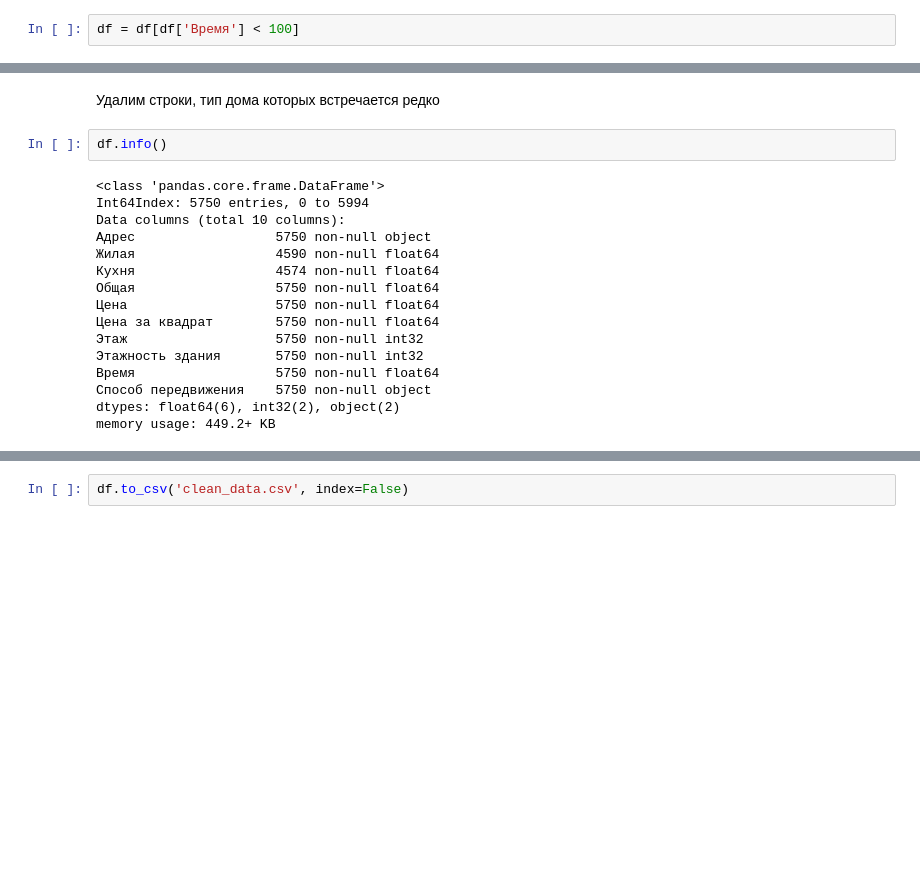
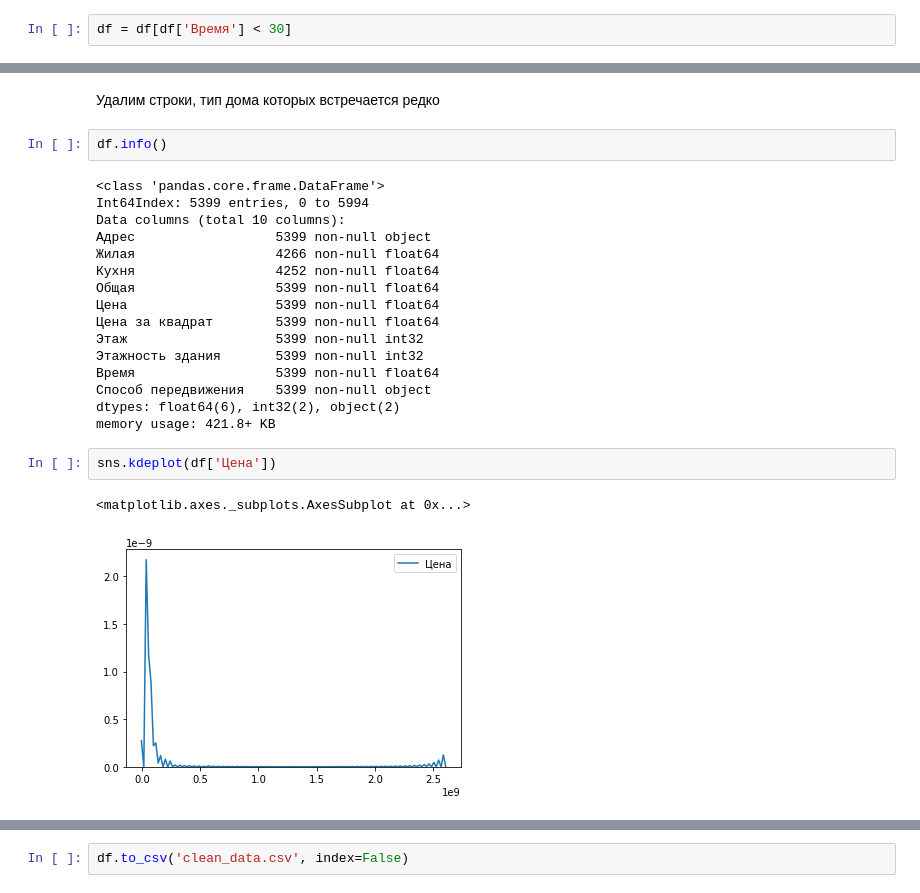
Before and after one commit to Afsent/cian-pars, a Jupyter notebook: preprocessing.ipynb, the cells around one changed output, grey strips where cells are left out. Drawn from its saved outputs; the diff is of its cells as text; blank space fills up the shorter version.

```diff
--- a/preprocessing.ipynb
+++ b/preprocessing.ipynb
@@ -147,7 +147,7 @@ sns.kdeplot(df['Время'])
 <matplotlib.axes._subplots.AxesSubplot at 0x...>
 [figure]
 # %%
-df = df[df['Время'] < 100]
+df = df[df['Время'] < 30]
 # %%
 df['Этаж'] = df['Этаж'].astype(int)
 df['Этажность здания'] = df['Этажность здания'].astype(int)
@@ -157,17 +157,22 @@ df['Этажность здания'] = df['Этажность здания'].as
 df.info()
 # %% [output]
 <class 'pandas.core.frame.DataFrame'>
-Int64Index: 5750 entries, 0 to 5994
+Int64Index: 5399 entries, 0 to 5994
 Data columns (total 10 columns):
-Адрес                  5750 non-null object
-Жилая                  4590 non-null float64
-Кухня                  4574 non-null float64
-Общая                  5750 non-null float64
-Цена                   5750 non-null float64
-Цена за квадрат        5750 non-null float64
-Этаж                   5750 non-null int32
-Этажность здания       5750 non-null int32
-Время                  5750 non-null float64
-Способ передвижения    5750 non-null object
+Адрес                  5399 non-null object
+Жилая                  4266 non-null float64
+Кухня                  4252 non-null float64
+Общая                  5399 non-null float64
+Цена                   5399 non-null float64
+Цена за квадрат        5399 non-null float64
+Этаж                   5399 non-null int32
+Этажность здания       5399 non-null int32
+Время                  5399 non-null float64
+Способ передвижения    5399 non-null object
 dtypes: float64(6), int32(2), object(2)
-memory usage: 449.2+ KB
+memory usage: 421.8+ KB
+# %%
+sns.kdeplot(df['Цена'])
+# %% [output]
+<matplotlib.axes._subplots.AxesSubplot at 0x...>
+[figure, added]
```
Also changed, not shown: parts of 4 cells of this notebook.
